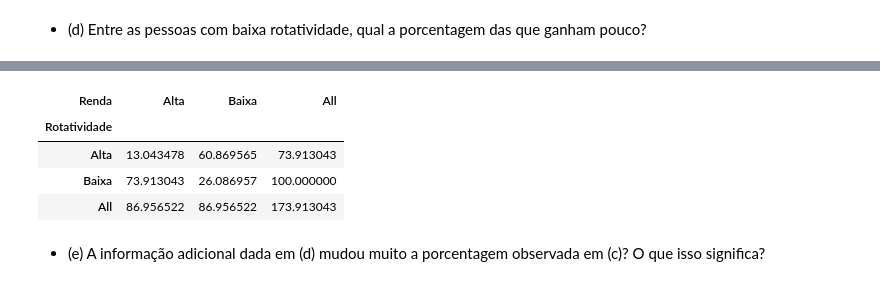
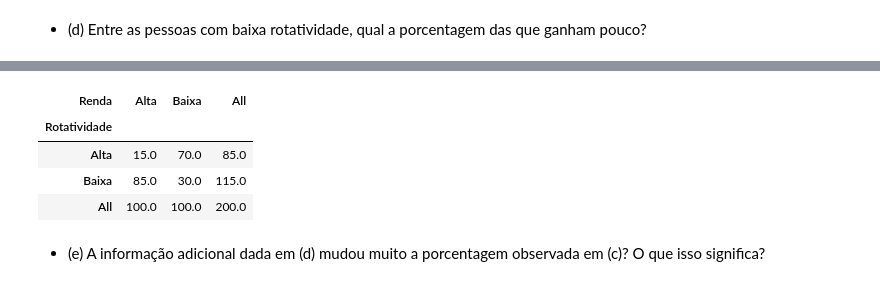
Before and after one commit to msbrasil/Estatistica, a Jupyter notebook: estatistica-basica/Capítulo 4.ipynb, the cells around one changed output, grey strips where cells are left out. Drawn from its saved outputs; the diff is of its cells as text; code cells hidden in the pictures.

```diff
--- a/estatistica-basica/Capítulo 4.ipynb
+++ b/estatistica-basica/Capítulo 4.ipynb
@@ -185,13 +193,13 @@ pd.crosstab(pesquisa['Rotatividade'], pesquisa['Renda'], margins=True) / 40 * 10
 # %%
-pd.crosstab(pesquisa['Rotatividade'], pesquisa['Renda'], margins=True) / 23 * 100
+(pd.crosstab(pesquisa['Rotatividade'], pesquisa['Renda'], margins=True) / 20) * 100
 
 #26%
 # %% [output]
 | Renda | Alta | Baixa | All |
 | Rotatividade |  |  |  |
-| Alta | 13.043478 | 60.869565 | 73.913043 |
-| Baixa | 73.913043 | 26.086957 | 100.000000 |
-| All | 86.956522 | 86.956522 | 173.913043 |
+| Alta | 15.0 | 70.0 | 85.0 |
+| Baixa | 85.0 | 30.0 | 115.0 |
+| All | 100.0 | 100.0 | 200.0 |
 # %% [markdown]
 - (e) A informação adicional dada em (d) mudou muito a porcentagem observada em (c)? O que isso significa?
 # %%
```
Also changed, not shown: parts of 60 cells of this notebook, 2 other files.
